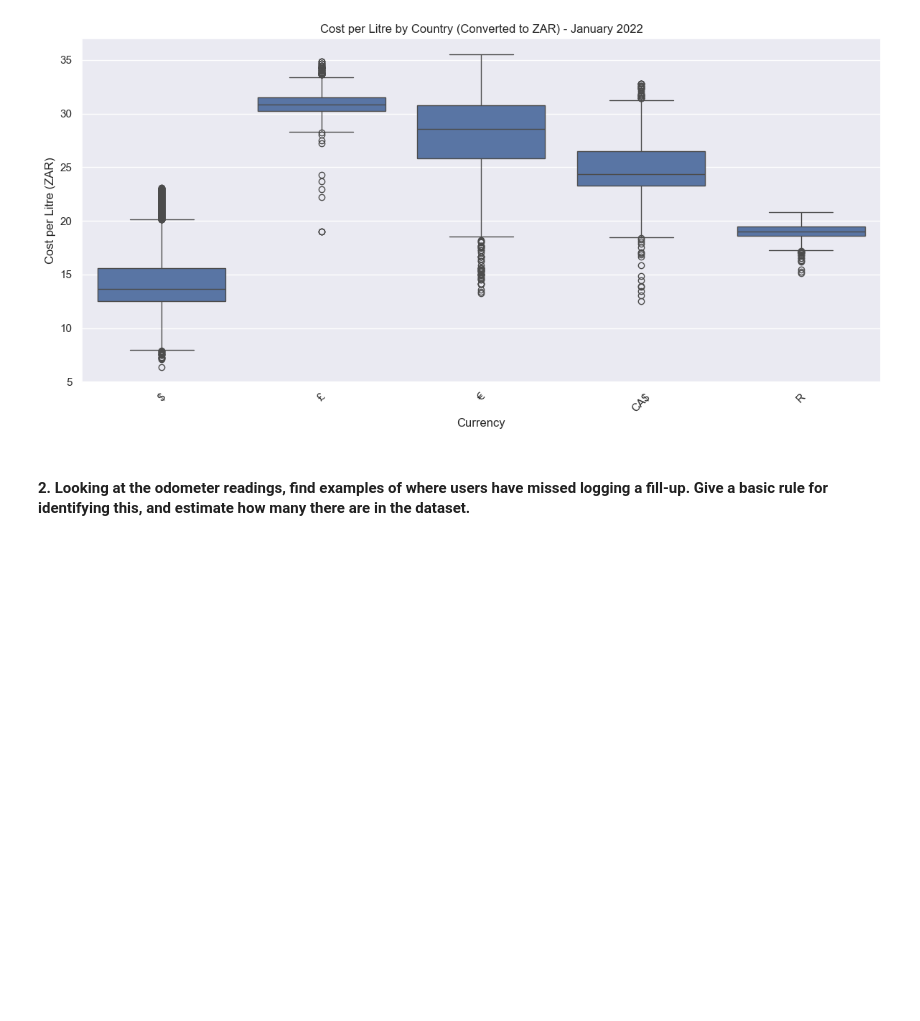
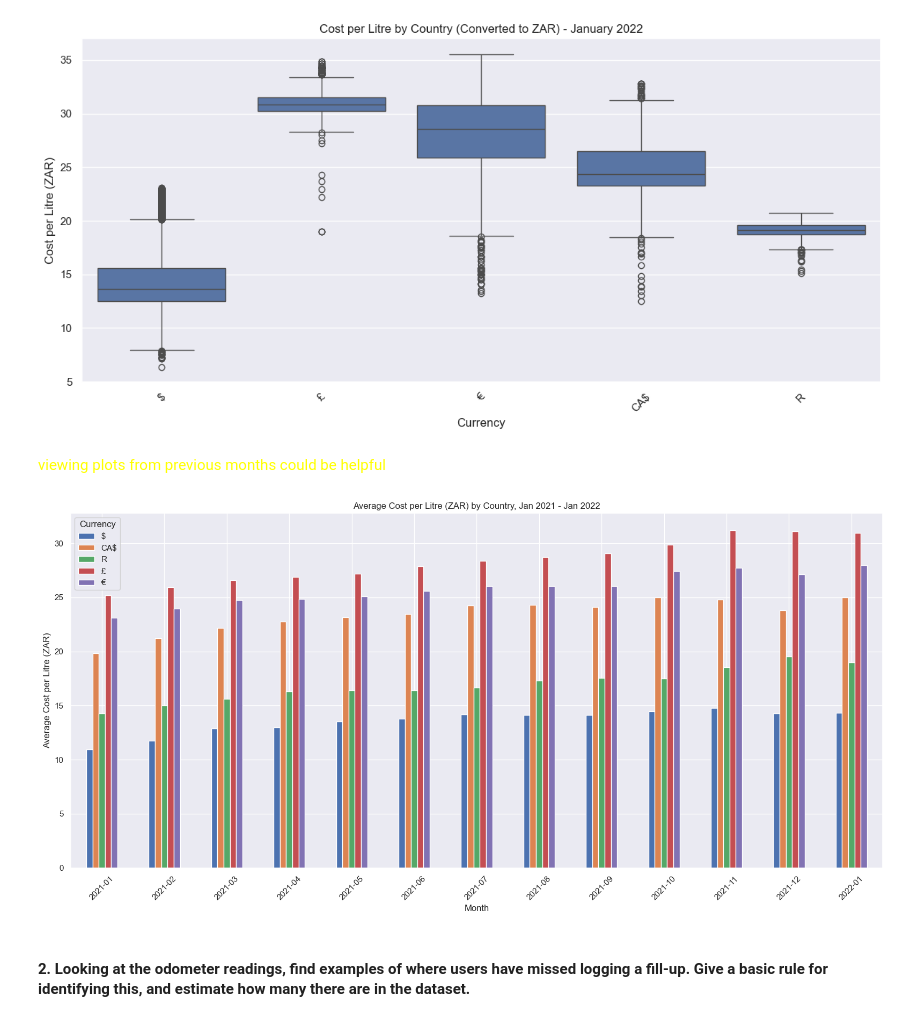
Before and after one commit to tarunaidoo/IDVE_Assignment1, a Jupyter notebook: Assignment 1.ipynb, the cells around one changed output. Saved outputs shown, nothing was run; the diff lists cells and outputs as text; code cells hidden in the pictures; blank space fills up the shorter version.

```diff
--- a/Assignment 1.ipynb
+++ b/Assignment 1.ipynb
@@ -579,6 +607,50 @@ plt.tight_layout()
 plt.show()
 # %% [output]
 [figure]
+# %% [markdown]
+<span style="color:yellow">viewing plots from previous months could be helpful</span>
+# %%
+import matplotlib.pyplot as plt
+import seaborn as sns
+
+# Filter for Jan 2021 to Jan 2022
+mask = (cleaned_top5_df['date_fueled_proxy'] >= '2021-01-01') & (cleaned_top5_df['date_fueled_proxy'] <= '2022-01-31')
+monthly_df = cleaned_top5_df[mask].copy()
+
+# If not already present, convert cost per litre to ZAR
+exchange_rates = {
+    '$': 15.5972,  # USD to ZAR
+    '€': 17.6922,  # EUR to ZAR
+    '£': 21.1473,  # GBP to ZAR
+    'CA$': 17.0088  # CAD to ZAR
+}
+if 'cpl_zar' not in monthly_df.columns:
+    monthly_df['cpl_zar'] = monthly_df.apply(
+        lambda row: row['cpl_float'] * exchange_rates.get(row['currency'], 1)
+        if row['currency'] in exchange_rates else row['cpl_float'],
+        axis=1
+    )
+
+# Extract year and month
+monthly_df['year_month'] = monthly_df['date_fueled_proxy'].dt.to_period('M')
+
+# Group by year_month and currency, calculate mean cost per litre in ZAR
+monthly_avg = monthly_df.groupby(['year_month', 'currency'])['cpl_zar'].mean().reset_index()
+
+# Pivot for plotting
+pivot_df = monthly_avg.pivot(index='year_month', columns='currency', values='cpl_zar')
+
+# Plot bar chart for each month
+pivot_df.plot(kind='bar', figsize=(16,8))
+plt.title('Average Cost per Litre (ZAR) by Country, Jan 2021 - Jan 2022')
+plt.xlabel('Month')
+plt.ylabel('Average Cost per Litre (ZAR)')
+plt.xticks(rotation=45)
+plt.legend(title='Currency')
+plt.tight_layout()
+plt.show()
+# %% [output]
+[figure, added]
 # %% [markdown]
 #### 2. Looking at the odometer readings, find examples of where users have missed logging a fill-up. Give a basic rule for identifying this, and estimate how many there are in the dataset.
 # %%
```
Also changed, not shown: parts of 39 cells of this notebook.
